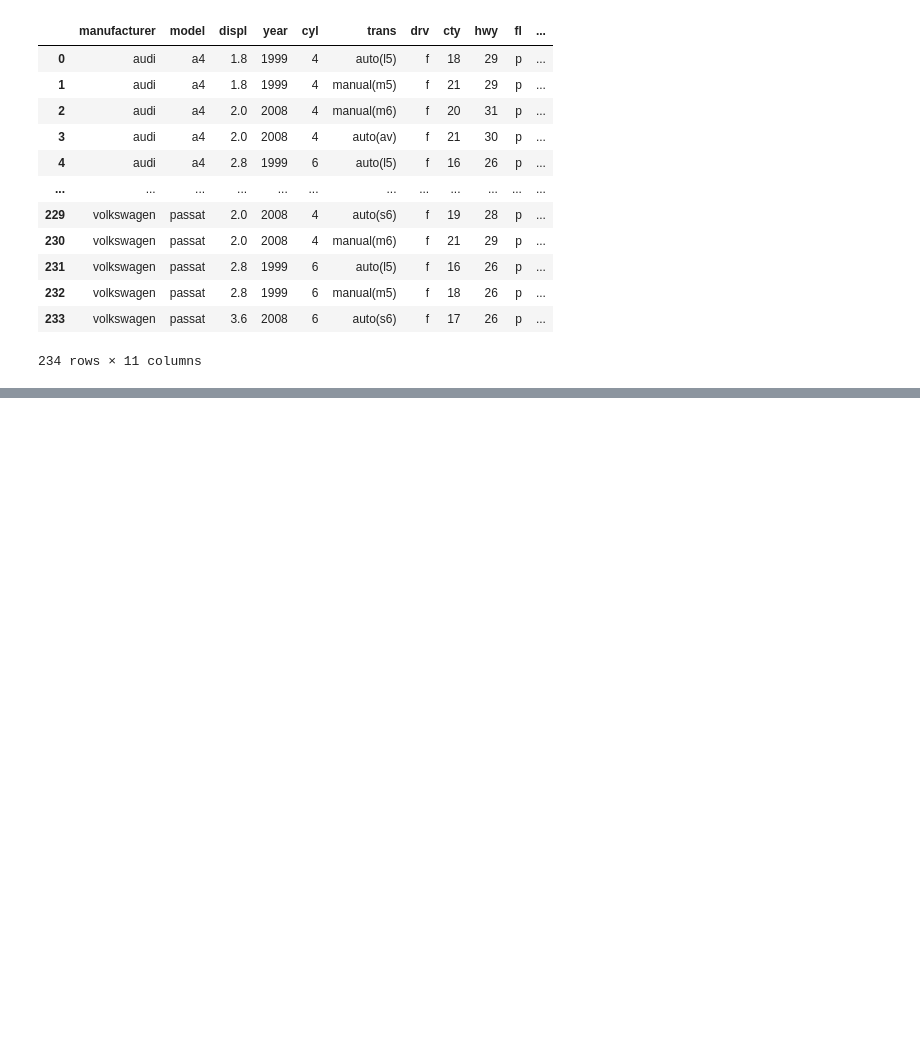
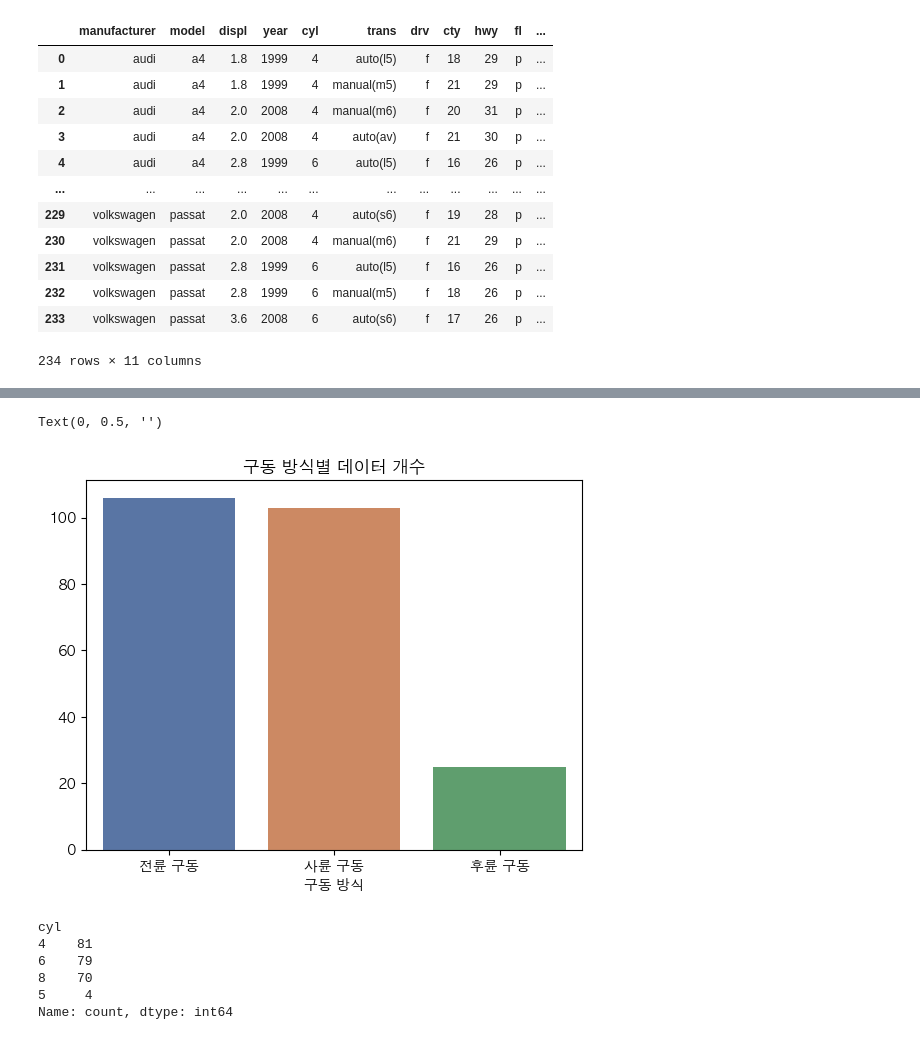
Before and after one commit to DowonMo/Visualization, a Jupyter notebook: 5_0_vehicle.ipynb, the cells around one changed output, grey strips where cells are left out. Saved outputs shown, nothing was run; the diff lists cells and outputs as text; code cells hidden in the pictures; blank space fills up the shorter version.

```diff
--- a/5_0_vehicle.ipynb
+++ b/5_0_vehicle.ipynb
@@ -45,0 +89,15 @@ df
+# %%
+# 색상구분을 위한 구동 방식 유형 변경
+
+drv_dict = {'f':'전륜 구동',
+            '4':'사륜 구동',
+            'r':'후륜 구동'}
+
+
+def reset_dict(x):
+    return drv_dict[x]
+
+# df['drv'].map(drv_dict).value_counts()
+# df['drv'].apply(lambda x: drv_dict[x])
+
+df['drv'] = df['drv'].apply(reset_dict)
@@ -45,0 +112,19 @@ df
+# %%
+# countplot(컬럼 -> drv)
+plt.figure()
+ax = sns.countplot(data = df, x = 'drv', palette = 'deep')
+ax.set_title('구동 방식별 데이터 개수')
+ax.set_xlabel('구동 방식')
+ax.set_ylabel('')
+# %% [output]
+Text(0, 0.5, '')
+[figure, added]
+# %%
+df['cyl'].value_counts()
+# %% [output]
+cyl
+4    81
+6    79
+8    70
+5     4
+Name: count, dtype: int64
```
Also changed, not shown: parts of 8 cells of this notebook.
